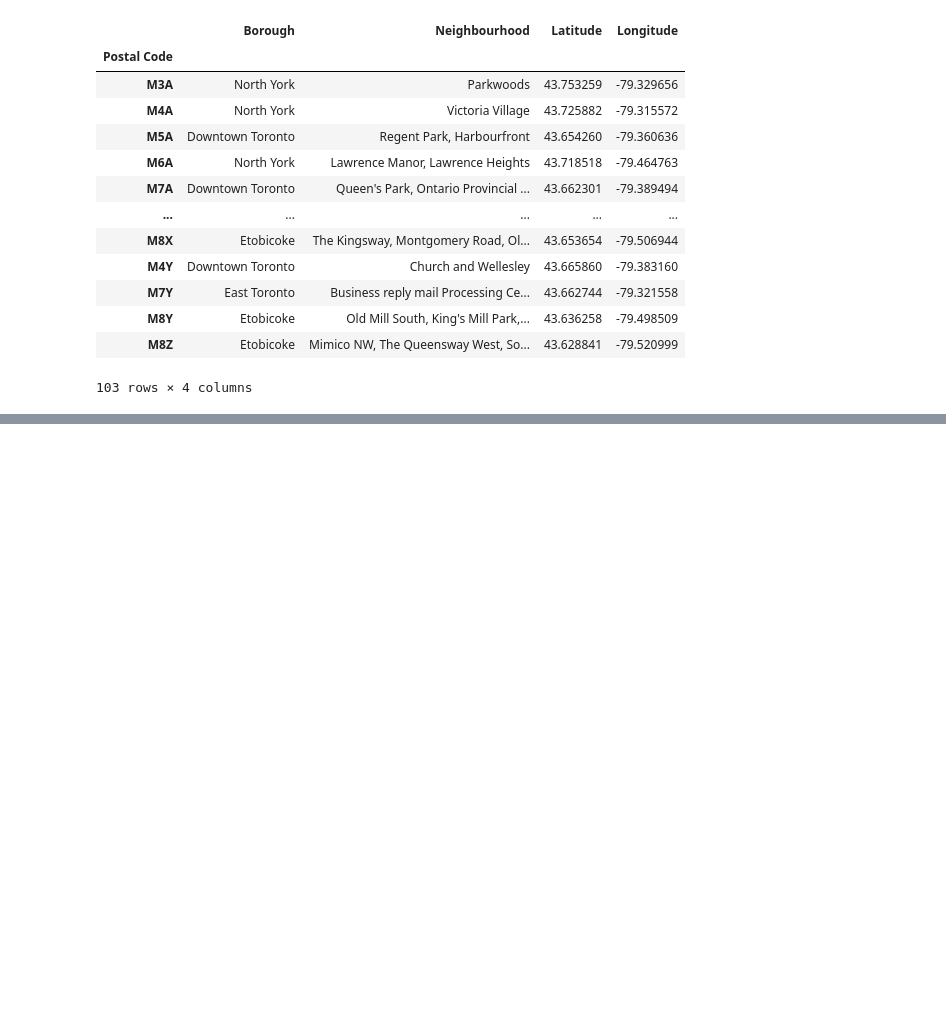
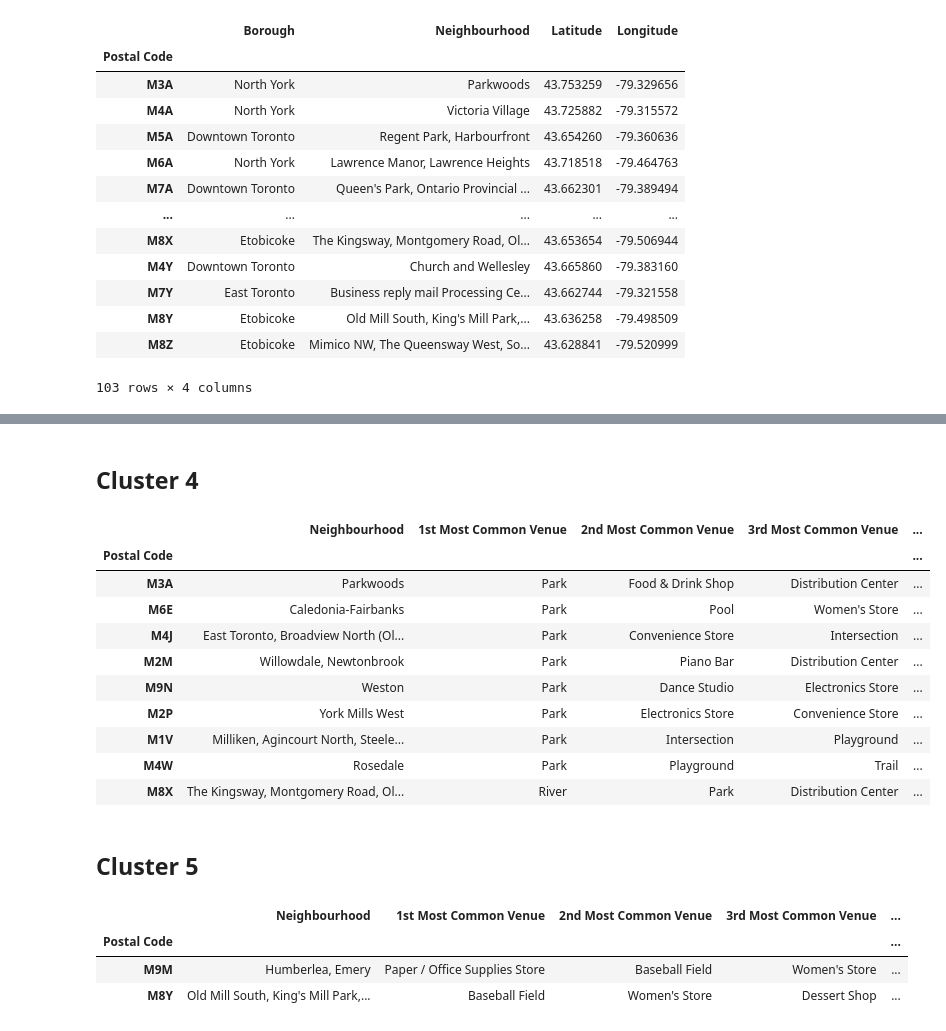
Before and after one commit to FavorMylikes/Coursera_Capstone, a Jupyter notebook: segmenting-and-clustering-neighborhoods-in-toronto.ipynb, the cells around one changed output, grey strips where cells are left out. Drawn from its saved outputs; the diff is of its cells as text; code cells hidden in the pictures; blank space fills up the shorter version.

```diff
--- a/segmenting-and-clustering-neighborhoods-in-toronto.ipynb
+++ b/segmenting-and-clustering-neighborhoods-in-toronto.ipynb
@@ -104,0 +474,25 @@ df_table
+# %% [markdown]
+## Cluster 4
+# %%
+toronto_merged_nonan.loc[toronto_merged_nonan['Cluster Labels'] == 3, toronto_merged_nonan.columns[[1] + list(range(5, toronto_merged_nonan.shape[1]))]]
+# %% [output]
+|  | Neighbourhood | 1st Most Common Venue | 2nd Most Common Venue | 3rd Most Common Venue | ... |
+| Postal Code |  |  |  |  | ... |
+| M3A | Parkwoods | Park | Food & Drink Shop | Distribution Center | ... |
+| M6E | Caledonia-Fairbanks | Park | Pool | Women's Store | ... |
+| M4J | East Toronto, Broadview North (Ol... | Park | Convenience Store | Intersection | ... |
+| M2M | Willowdale, Newtonbrook | Park | Piano Bar | Distribution Center | ... |
+| M9N | Weston | Park | Dance Studio | Electronics Store | ... |
+| M2P | York Mills West | Park | Electronics Store | Convenience Store | ... |
+| M1V | Milliken, Agincourt North, Steele... | Park | Intersection | Playground | ... |
+| M4W | Rosedale | Park | Playground | Trail | ... |
+| M8X | The Kingsway, Montgomery Road, Ol... | River | Park | Distribution Center | ... |
+# %% [markdown]
+## Cluster 5
+# %%
+toronto_merged_nonan.loc[toronto_merged_nonan['Cluster Labels'] == 4, toronto_merged_nonan.columns[[1] + list(range(5, toronto_merged_nonan.shape[1]))]]
+# %% [output]
+|  | Neighbourhood | 1st Most Common Venue | 2nd Most Common Venue | 3rd Most Common Venue | ... |
+| Postal Code |  |  |  |  | ... |
+| M9M | Humberlea, Emery | Paper / Office Supplies Store | Baseball Field | Women's Store | ... |
+| M8Y | Old Mill South, King's Mill Park,... | Baseball Field | Women's Store | Dessert Shop | ... |
```
Also changed, not shown: parts of 43 cells of this notebook.
